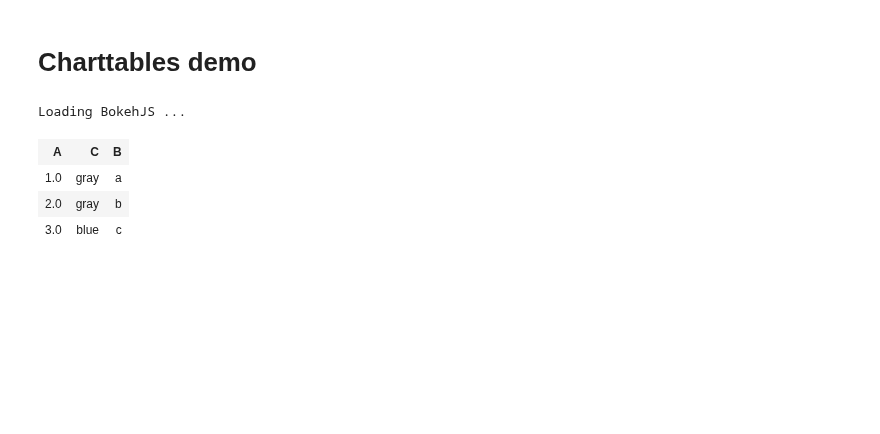
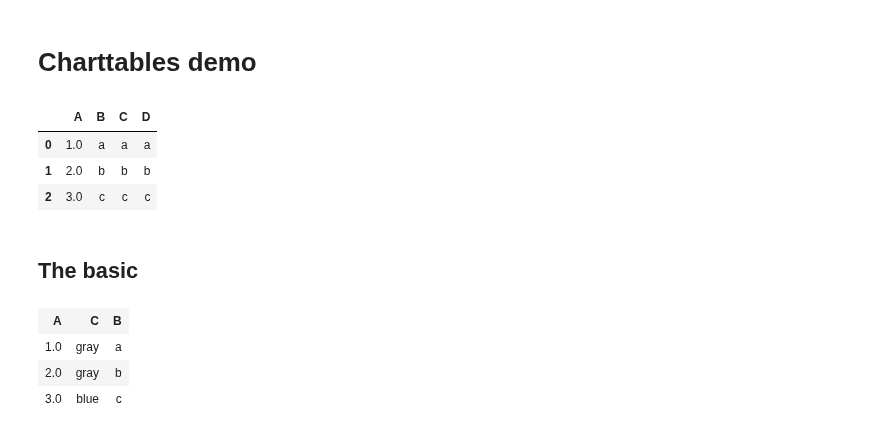
Before and after one commit to opengeostat/pygslib, a Jupyter notebook: pygslib/Ipython_templates/charttable.ipynb, the cells around one changed output. Cells and saved outputs as stored; diff of their text form; code cells hidden in the pictures; blank space fills up the shorter version.

```diff
--- a/pygslib/Ipython_templates/charttable.ipynb
+++ b/pygslib/Ipython_templates/charttable.ipynb
@@ -3,18 +7,24 @@
+# %%
+# given a pandas dataframe
+df = pd.DataFrame({'A': [1., 2, 3], 'B': ['a','b','c'], 'C': ['a','b','c'], 'D': ['a','b','c']})
+df
+# %% [output]
+|  | A | B | C | D |
+| 0 | 1.0 | a | a | a |
+| 1 | 2.0 | b | b | b |
+| 2 | 3.0 | c | c | c |
+# %% [markdown]
+## The basic
 # %%
-import pandas as pd
-from pygslib import charttable as ct
-
-df = pd.DataFrame({'A': [1., 2, 3], 'B': ['a','b','c'], 'C': ['a','b','c'], 'D': ['a','b','c']})
-
-
+# Create a charttable object
 tabl= ct.HTMLTable()
 
+# add a formated columns using properties text, bar (size) and cell color
 tabl.addcolumn(name= "A",
                text = df.A.values ,
                bar=[50,80,30],
                colour=['red','green','blue'], # colour in word or hex
                overwrite=True)
-
 
 tabl.addcolumn(name= "B",
                text = ct.Leyend_cat(['c','z']).apply_colour(df.B.values),
@@ -28,9 +38,9 @@ tabl.addcolumn(name= "C",
                colour=['#FF0000','#800000','#FFFF00'],
                overwrite=True)
 
+# display the table
 tabl.display()
 # %% [output]
-Loading BokehJS ...
 | A | C | B |
 | 1.0 | gray | a |
 | 2.0 | gray | b |
```
Also changed, not shown: parts of 8 cells of this notebook, 15 other files.
